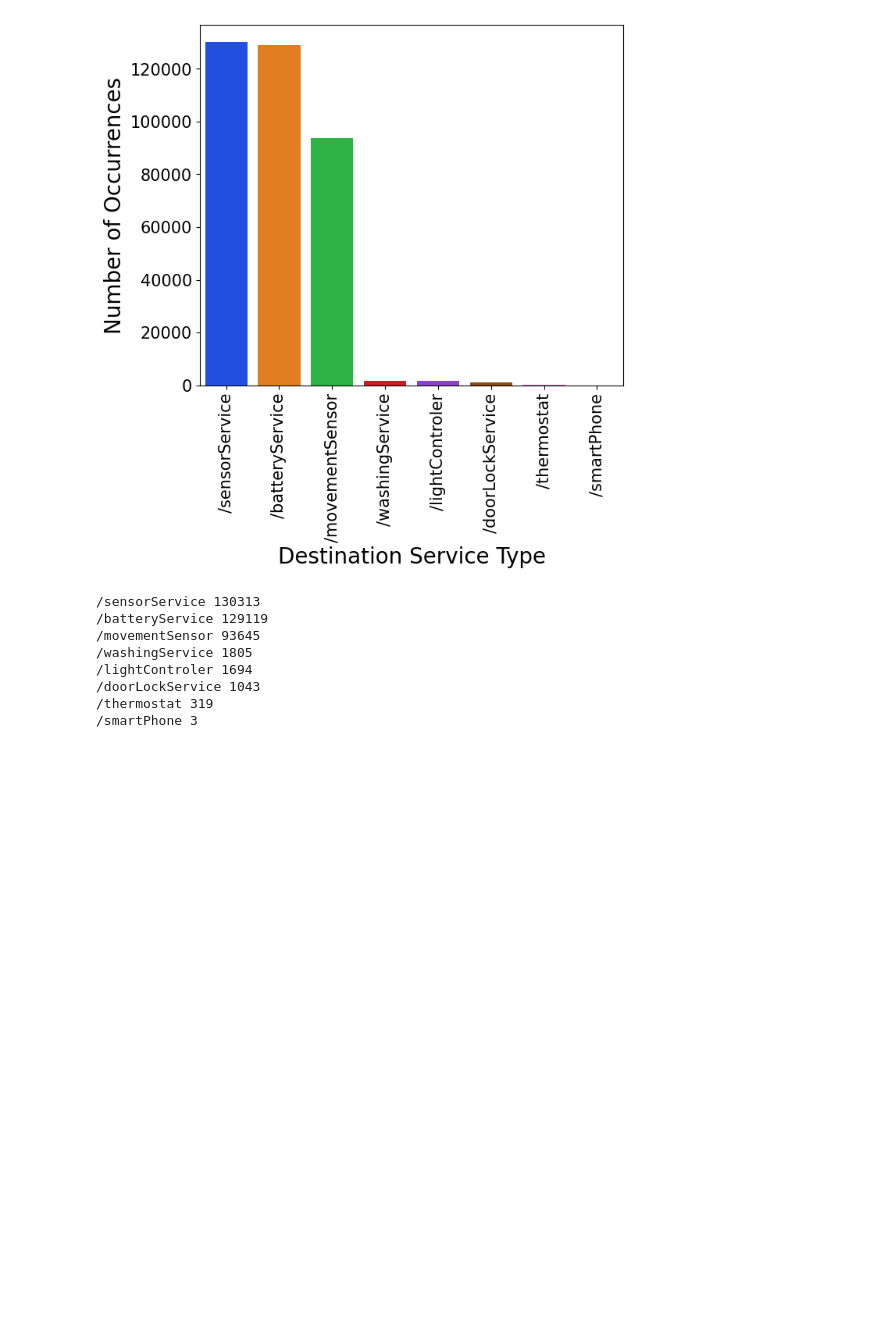
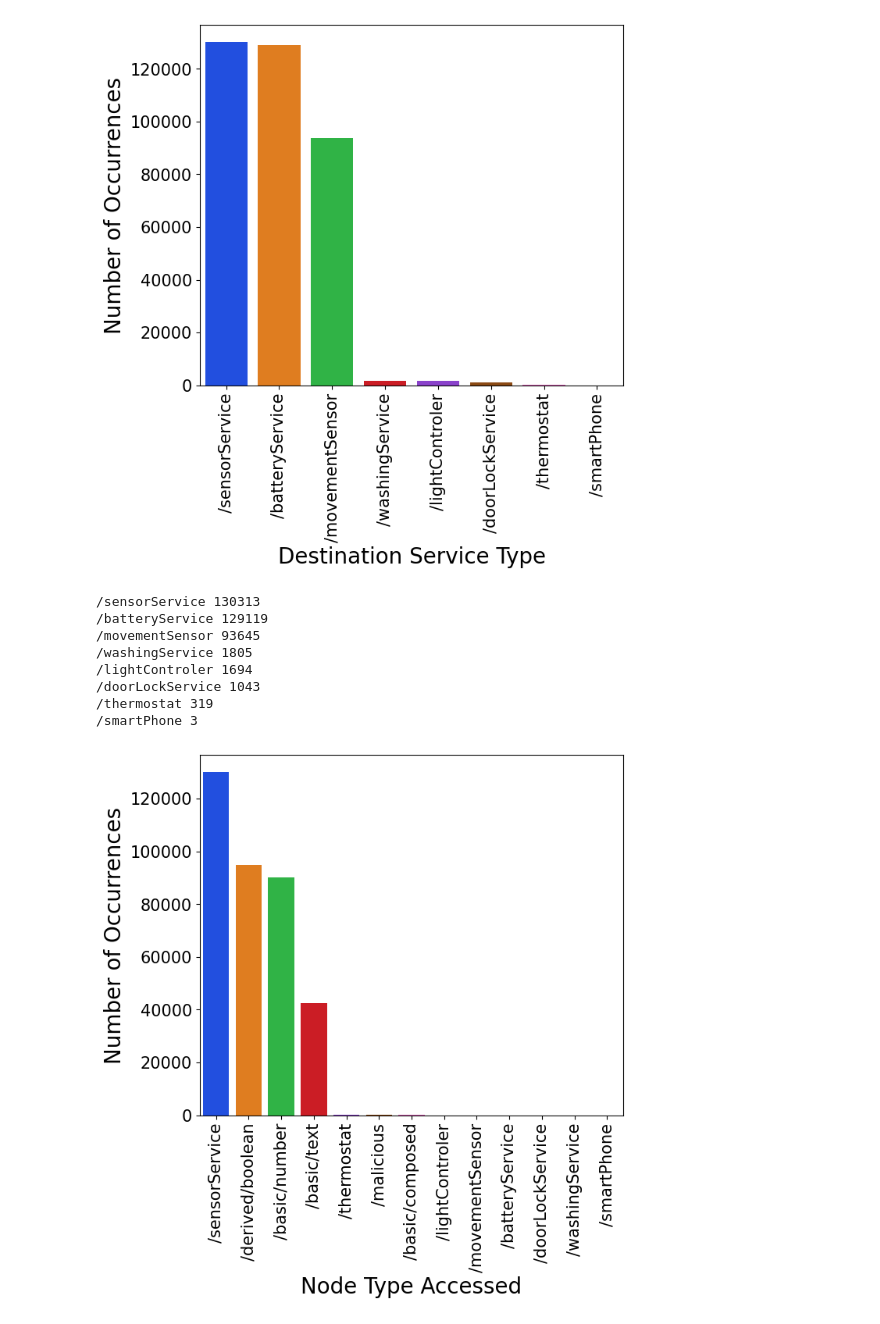
Before and after one commit to Gsuyash20/AnomalyDetect, a Jupyter notebook: Untitled.ipynb, the cells around one changed output. Saved outputs shown, nothing was run; the diff lists cells and outputs as text; code cells hidden in the pictures; blank space fills up the shorter version.

```diff
--- a/Untitled.ipynb
+++ b/Untitled.ipynb
@@ -310,3 +310,15 @@ for i,j in zip(dest_type_count.index,dest_type_count.values):
 /doorLockService 1043
 /thermostat 319
 /smartPhone 3
+# %%
+accNode_type_count = data.accessedNodeType.value_counts()
+plt.figure(figsize=(7,6))
+ax=plt.subplot(111)
+sns.barplot(x=accNode_type_count.index, y=accNode_type_count.values, palette='bright',hue=accNode_type_count.index, legend=False)
+plt.ylabel('Number of Occurrences', fontsize=20)
+plt.xlabel('Node Type Accessed', fontsize=20)
+plt.xticks(rotation=90,fontsize=15)
+plt.yticks(fontsize=15)
+plt.show()
+# %% [output]
+[figure, added]
```
Also changed, not shown: parts of 8 cells of this notebook.
